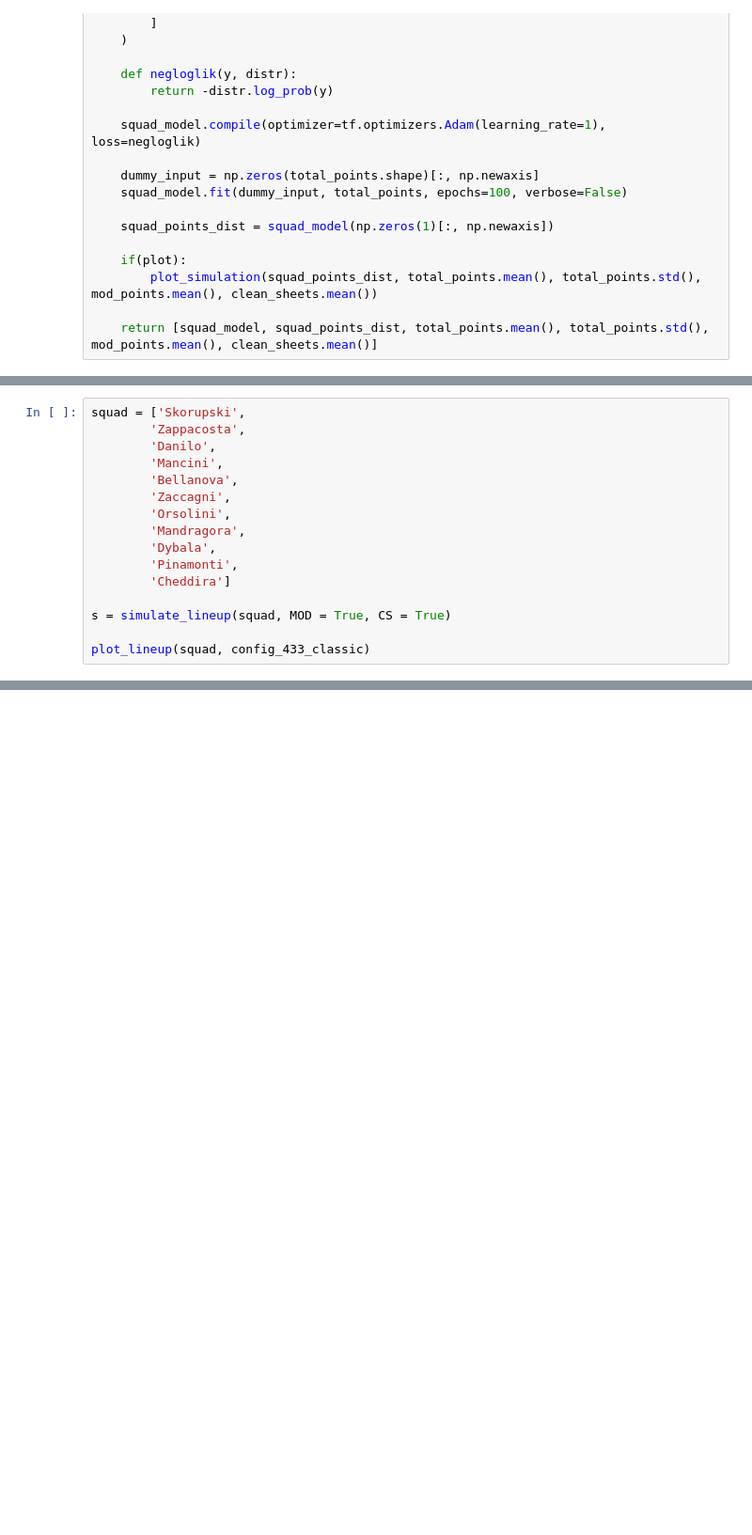
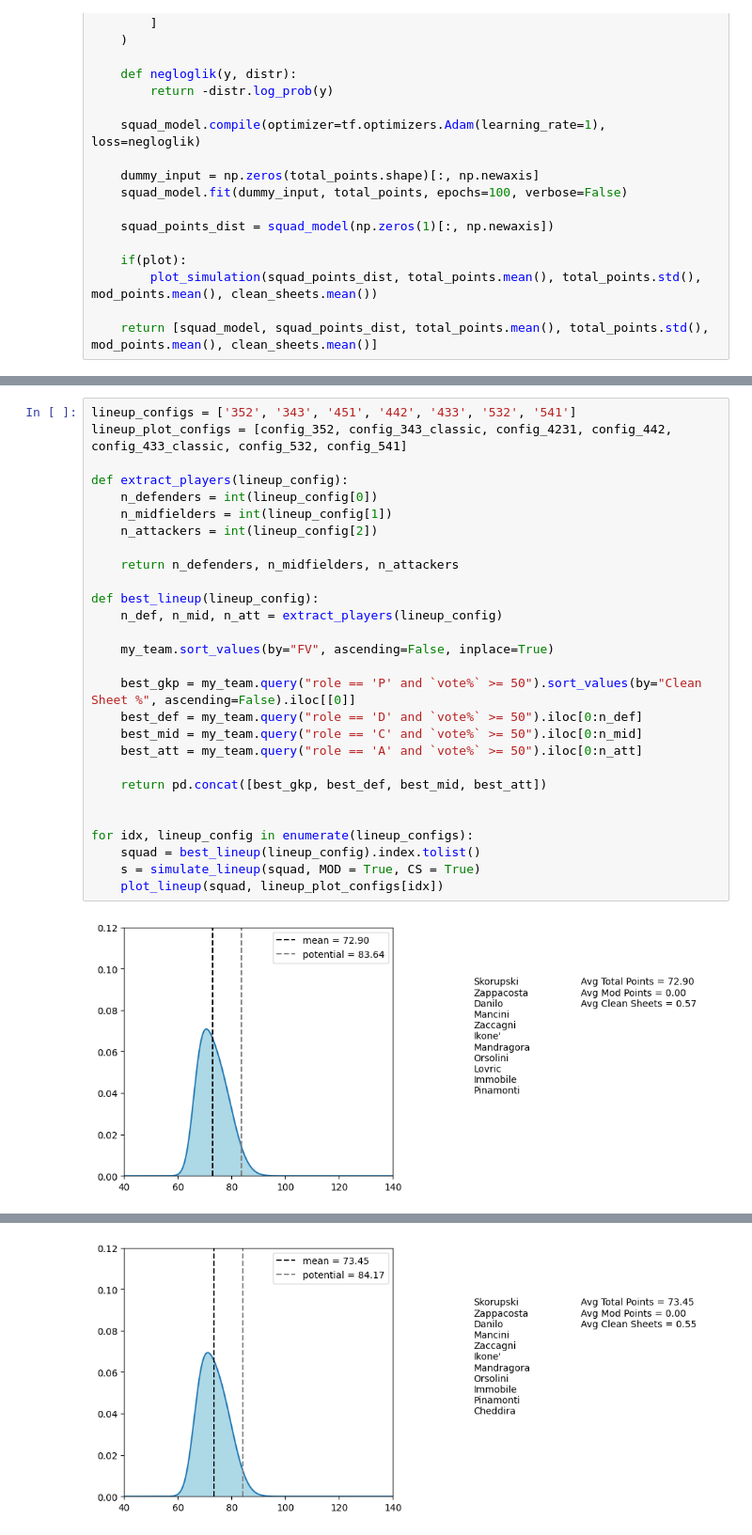
Before and after one commit to peppehermes/fantabeto, a Jupyter notebook: 7_lineup_simulation.ipynb, the cells around one changed output, grey strips where cells are left out. Shown at 94% size. Drawn from its saved outputs; the diff is of its cells as text; blank space fills up the shorter version.

```diff
--- a/7_lineup_simulation.ipynb
+++ b/7_lineup_simulation.ipynb
@@ -300,16 +276,0 @@ plot_lineup(squad, config_433_classic)
-# %%
-squad = ['Skorupski',
-        'Zappacosta',
-        'Danilo',
-        'Mancini',
-        'Bellanova',
-        'Zaccagni',
-        'Orsolini',
-        'Mandragora',
-        'Dybala',
-        'Pinamonti',
-        'Cheddira']
-
-s = simulate_lineup(squad, MOD = True, CS = True)
-
-plot_lineup(squad, config_433_classic)
@@ -372,0 +277,30 @@ plot_lineup(squad, config_433_classic)
+# %%
+lineup_configs = ['352', '343', '451', '442', '433', '532', '541']
+lineup_plot_configs = [config_352, config_343_classic, config_4231, config_442, config_433_classic, config_532, config_541]
+
+def extract_players(lineup_config):
+    n_defenders = int(lineup_config[0])
+    n_midfielders = int(lineup_config[1])
+    n_attackers = int(lineup_config[2])
+
+    return n_defenders, n_midfielders, n_attackers
+
+def best_lineup(lineup_config):
+    n_def, n_mid, n_att = extract_players(lineup_config)
+
+    my_team.sort_values(by="FV", ascending=False, inplace=True)
+
+    best_gkp = my_team.query("role == 'P' and `vote%` >= 50").sort_values(by="Clean Sheet %", ascending=False).iloc[[0]]
+    best_def = my_team.query("role == 'D' and `vote%` >= 50").iloc[0:n_def]
+    best_mid = my_team.query("role == 'C' and `vote%` >= 50").iloc[0:n_mid]
+    best_att = my_team.query("role == 'A' and `vote%` >= 50").iloc[0:n_att]
+
+    return pd.concat([best_gkp, best_def, best_mid, best_att])
+
+
+for idx, lineup_config in enumerate(lineup_configs):
+    squad = best_lineup(lineup_config).index.tolist()
+    s = simulate_lineup(squad, MOD = True, CS = True)
+    plot_lineup(squad, lineup_plot_configs[idx])
+# %% [output]
+[figure, added]
@@ -372,0 +308 @@ plot_lineup(squad, config_433_classic)
+[figure, added]
```
Also changed, not shown: parts of 14 cells of this notebook, 14 other files.
